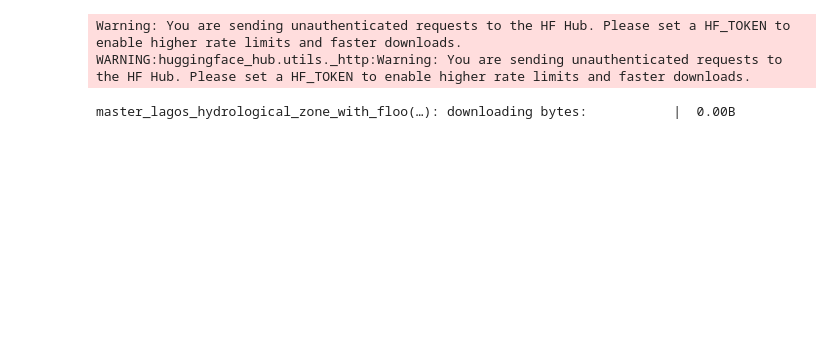
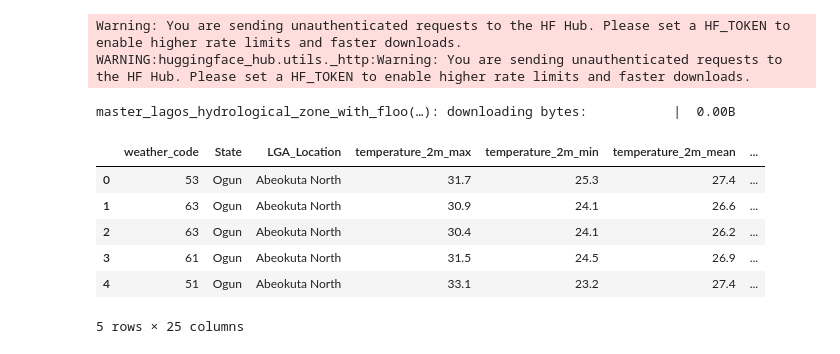
Before and after one commit to Sydney205/lagos-hydrological-risk-pipeline, a Jupyter notebook: eda.ipynb, the cells around one changed output. Saved outputs shown, nothing was run; the diff lists cells and outputs as text; code cells hidden in the pictures; blank space fills up the shorter version.

```diff
--- a/eda.ipynb
+++ b/eda.ipynb
@@ -16,3 +15,13 @@ df = pd.read_csv(file_path)
 Warning: You are sending unauthenticated requests to the HF Hub. Please set a HF_TOKEN to enable higher rate limits and faster downloads.
 WARNING:huggingface_hub.utils._http:Warning: You are sending unauthenticated requests to the HF Hub. Please set a HF_TOKEN to enable higher rate limits and faster downloads.
 master_lagos_hydrological_zone_with_floo(…): downloading bytes:           |  0.00B
+# %%
+df.head()
+# %% [output]
+|  | weather_code | State | LGA_Location | temperature_2m_max | temperature_2m_min | temperature_2m_mean | ... |
+| 0 | 53 | Ogun | Abeokuta North | 31.7 | 25.3 | 27.4 | ... |
+| 1 | 63 | Ogun | Abeokuta North | 30.9 | 24.1 | 26.6 | ... |
+| 2 | 63 | Ogun | Abeokuta North | 30.4 | 24.1 | 26.2 | ... |
+| 3 | 61 | Ogun | Abeokuta North | 31.5 | 24.5 | 26.9 | ... |
+| 4 | 51 | Ogun | Abeokuta North | 33.1 | 23.2 | 27.4 | ... |
+5 rows × 25 columns
```
Also changed, not shown: parts of 5 cells of this notebook.
